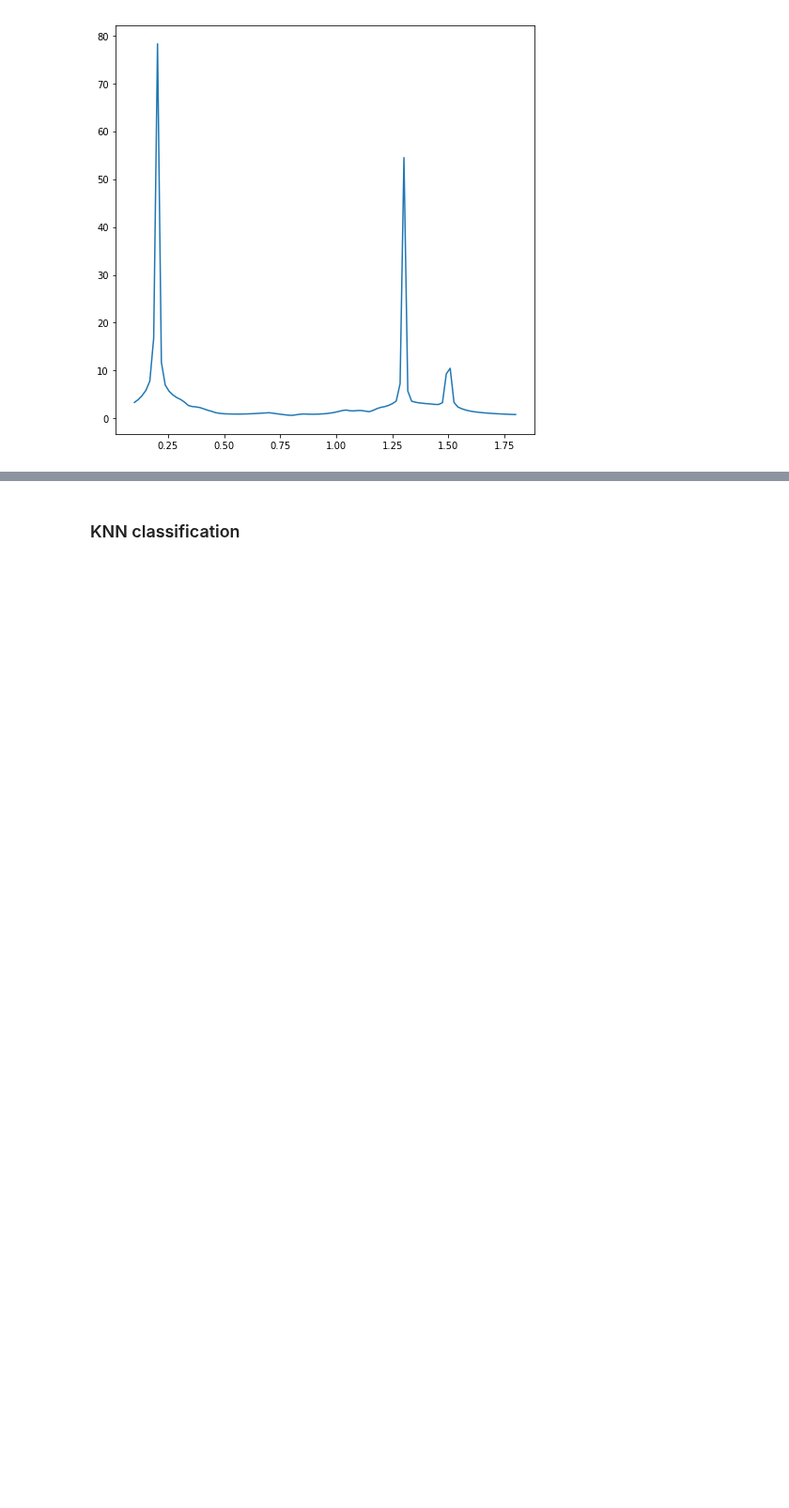
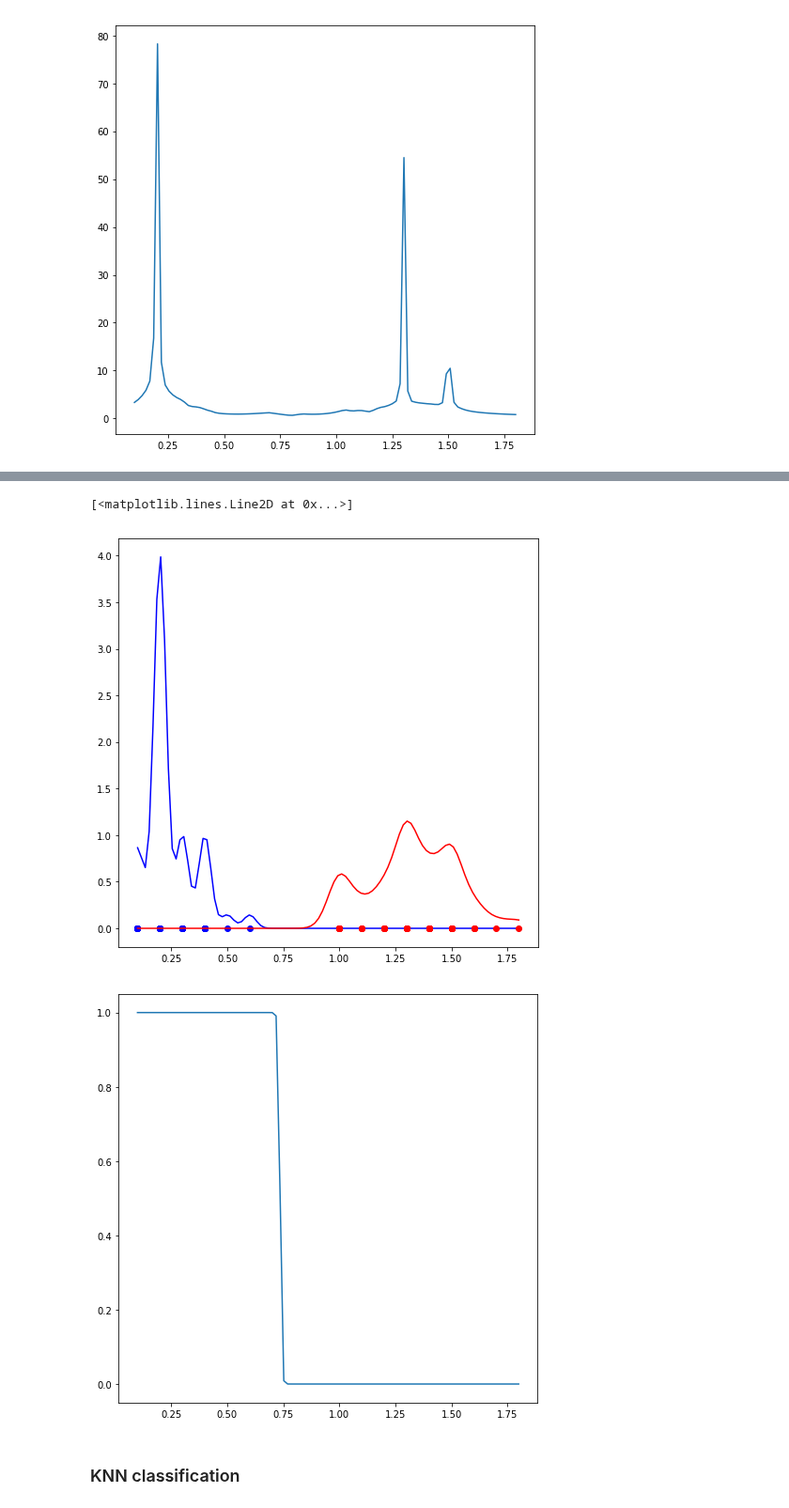
Before and after one commit to Aiden0/machine_learning, a Jupyter notebook: Machine Learning Notebook/4_Kernel_density_estimates.ipynb, the cells around one changed output, grey strips where cells are left out. Shown at 94% size. Cells and saved outputs as stored; diff of their text form; code cells hidden in the pictures; blank space fills up the shorter version.

```diff
--- a/Machine Learning Notebook/4_Kernel_density_estimates.ipynb
+++ b/Machine Learning Notebook/4_Kernel_density_estimates.ipynb
@@ -25,7 +25,7 @@ iris = datasets.load_iris()
 X=iris.data[:, 3]
 Y=iris.target
 X=X[Y!=2]
-
+Y=Y[Y!=2]
 
 fig, axes = plt.subplots(3,3,figsize=(8, 8))
 fig.tight_layout()
@@ -204,3 +201,43 @@ $$P(C_i|x) = \frac{\frac{1}{Nh^d} \sum_t^N K(\frac{x-x_t}{h})r_{i,t}}{\sum_k p(x
+# %%
+#new X data points using linspace
+x = np.linspace(min(X), max(X),100)
+
+#Build model using data
+kmodel1 = gaussian_kde(X[Y==0],0.26)
+kmodel2 = gaussian_kde(X[Y==1],0.26)
+X1le = len(X[Y==0])
+X2le = len(X[Y==0])
+Xle = len(X)
+
+#determine liklehood of new x data P(x|Ci)
+P1 = kmodel1(x)*X1le/Xle
+P2 = kmodel2(x)*X2le/Xle
+#Work out the prior
+prior = P1/(P1+P2)
+
+
+
+fig, axes = plt.subplots(figsize=(8, 8))
+
+axes.plot(x,P1,'b')
+axes.plot(X[Y==0],np.zeros(X1le),'bo')
+axes.plot(x,P2,'r')
+axes.plot(X[Y==1],np.zeros(X2le),'ro')
+
+fig, axes2 = plt.subplots(figsize=(8, 8))
+axes2.plot(x,prior)
+
+# for ax,h in zip(axes.ravel(),width):
+#     #build model
+#     kmodel = gaussian_kde(X,)
+#     #output pdf using x linspace data
+#     pdfmodel = kmodel(x)
+#     ax.plot(pdfmodel)
+#     ax.set_title("Width(h): {}".format(round(h,4)))
+# %% [output]
+[<matplotlib.lines.Line2D at 0x...>]
+[figure, added]
+[figure, added]
 # %% [markdown]
 ### KNN classification
 # %% [markdown]
```
Also changed, not shown: parts of 2 cells of this notebook, 1 other file.
